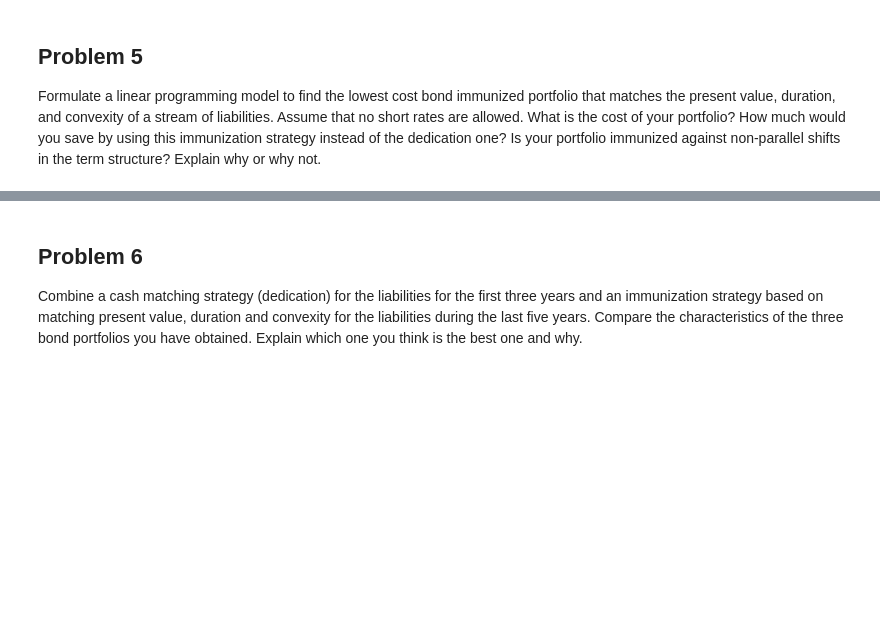
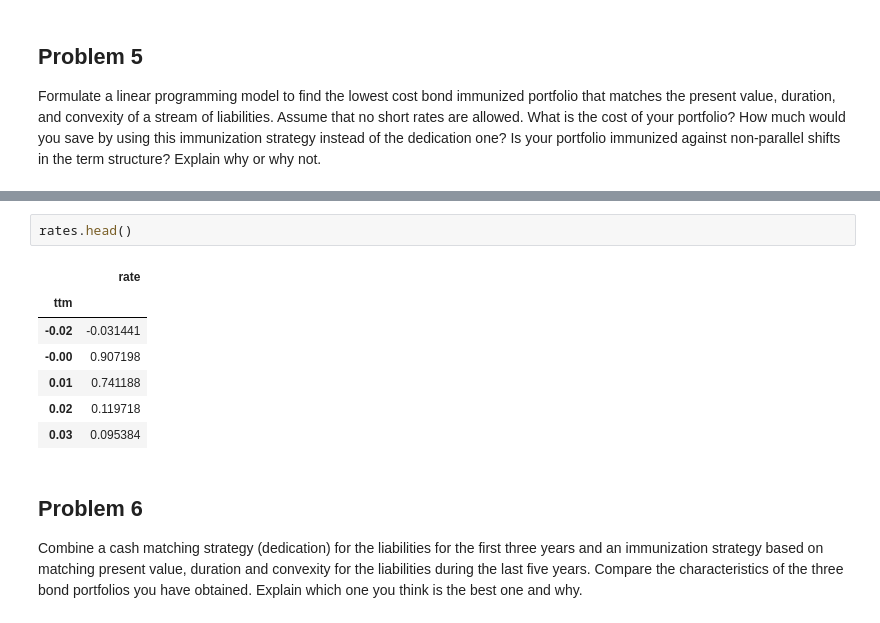
Before and after one commit to jdean53/finops_casestudy, a Jupyter notebook: bond_project.ipynb, the cells around one changed output, grey strips where cells are left out. Cells and saved outputs as stored; diff of their text form; blank space fills up the shorter version.

```diff
--- a/bond_project.ipynb
+++ b/bond_project.ipynb
@@ -470,3 +486,13 @@ code block
+# %%
+rates.head()
+# %% [output]
+|  | rate |
+| ttm |  |
+| -0.02 | -0.031441 |
+| -0.00 | 0.907198 |
+| 0.01 | 0.741188 |
+| 0.02 | 0.119718 |
+| 0.03 | 0.095384 |
 # %% [markdown]
 ## Problem 6
 
```
Also changed, not shown: parts of 7 cells of this notebook.
